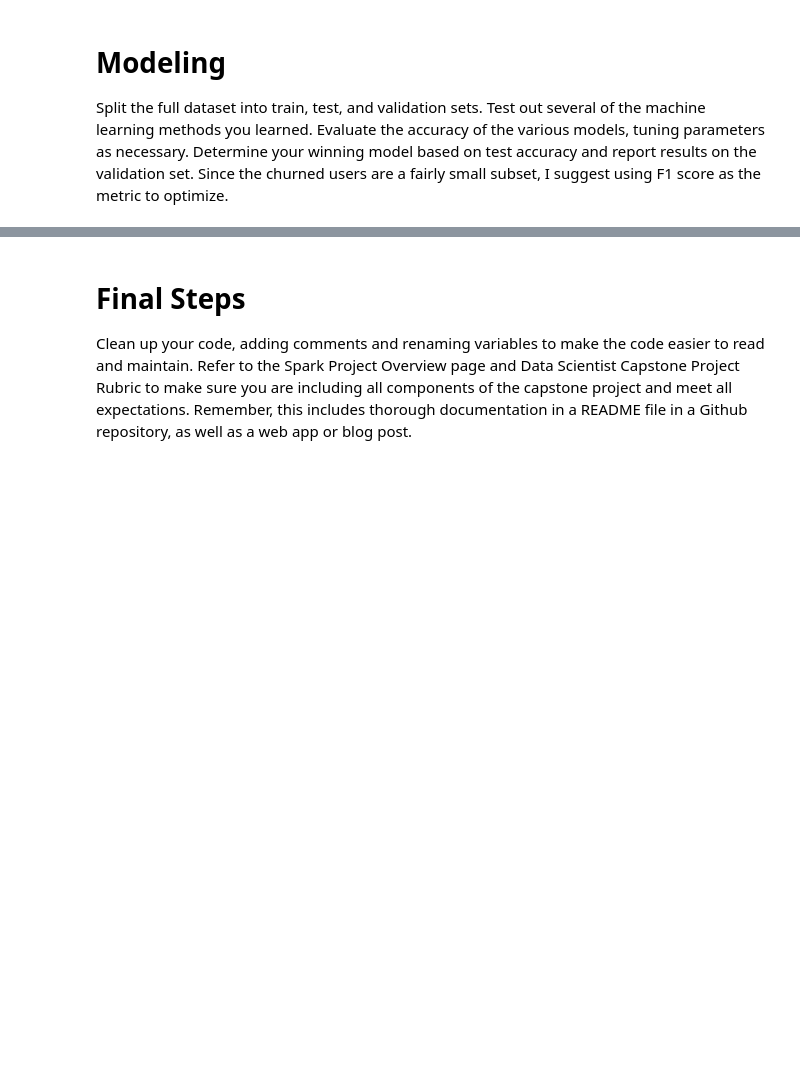
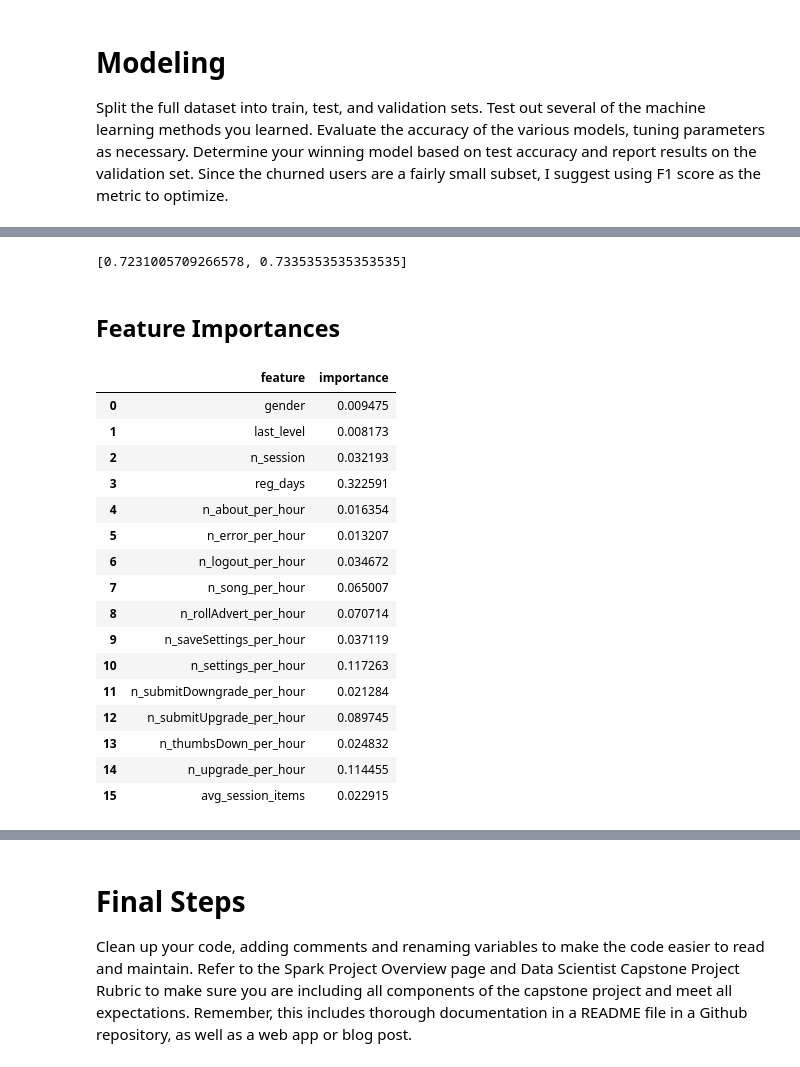
Before and after one commit to silviaclaire/sparkify, a Jupyter notebook: Sparkify.ipynb, the cells around one changed output, grey strips where cells are left out. Cells and saved outputs as stored; diff of their text form; code cells hidden in the pictures; blank space fills up the shorter version.

```diff
--- a/Sparkify.ipynb
+++ b/Sparkify.ipynb
@@ -663,0 +698,13 @@ Split the full dataset into train, test, and validation sets. Test out several o
+# %%
+def fit_predict(pipeline):
+    # fit on train set
+    start = time.time()
+    model = pipeline.fit(train)
+    end = time.time()
+    print(f'train time: {end-start:.0f}s')
+
+    # predict on test set
+    pred_train = model.transform(train)
+    pred_test = model.transform(test)
+
+    return model, pred_train, pred_test
@@ -663,0 +862,4 @@ Split the full dataset into train, test, and validation sets. Test out several o
+# %%
+cv_model.avgMetrics
+# %% [output]
+[0.7231005709266578, 0.7335353535353535]
@@ -663,0 +869,24 @@ Split the full dataset into train, test, and validation sets. Test out several o
+# %% [markdown]
+## Feature Importances
+# %%
+feat_imp = cv_model.bestModel.stages[-1].featureImportances.toArray()
+feat_imp_pd = pd.DataFrame({'feature':categorical_cols+numerical_cols, 'importance':feat_imp})
+feat_imp_pd
+# %% [output]
+|  | feature | importance |
+| 0 | gender | 0.009475 |
+| 1 | last_level | 0.008173 |
+| 2 | n_session | 0.032193 |
+| 3 | reg_days | 0.322591 |
+| 4 | n_about_per_hour | 0.016354 |
+| 5 | n_error_per_hour | 0.013207 |
+| 6 | n_logout_per_hour | 0.034672 |
+| 7 | n_song_per_hour | 0.065007 |
+| 8 | n_rollAdvert_per_hour | 0.070714 |
+| 9 | n_saveSettings_per_hour | 0.037119 |
+| 10 | n_settings_per_hour | 0.117263 |
+| 11 | n_submitDowngrade_per_hour | 0.021284 |
+| 12 | n_submitUpgrade_per_hour | 0.089745 |
+| 13 | n_thumbsDown_per_hour | 0.024832 |
+| 14 | n_upgrade_per_hour | 0.114455 |
+| 15 | avg_session_items | 0.022915 |
```
Also changed, not shown: parts of 14 cells of this notebook, 1 other file.
